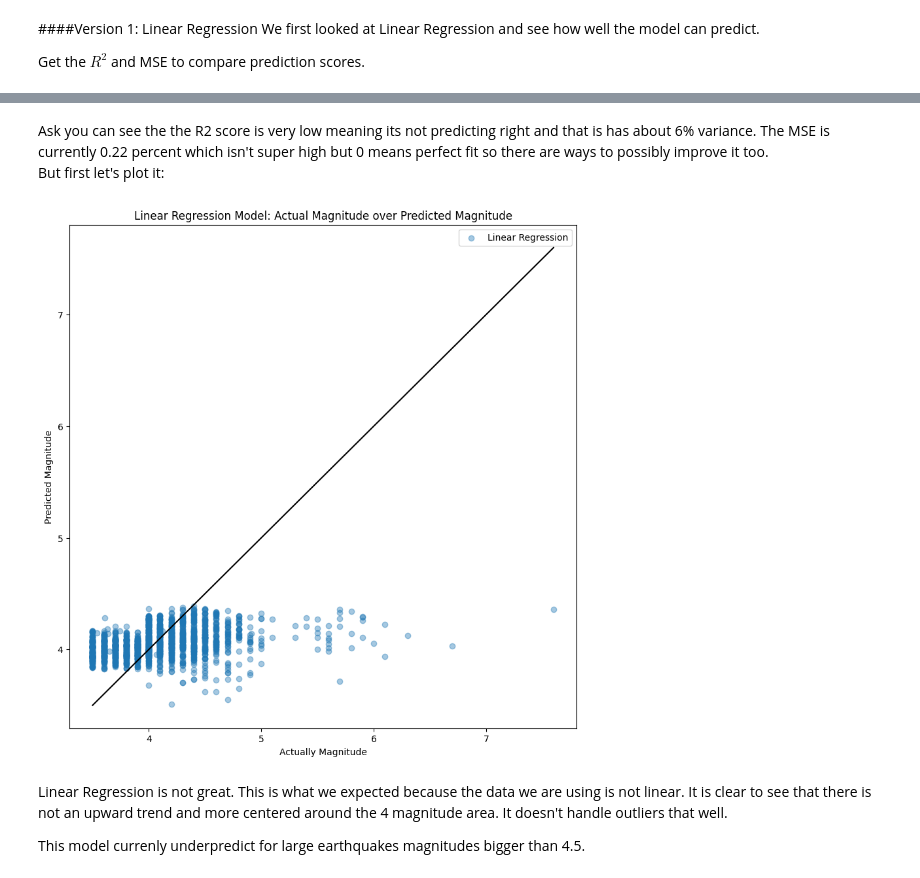
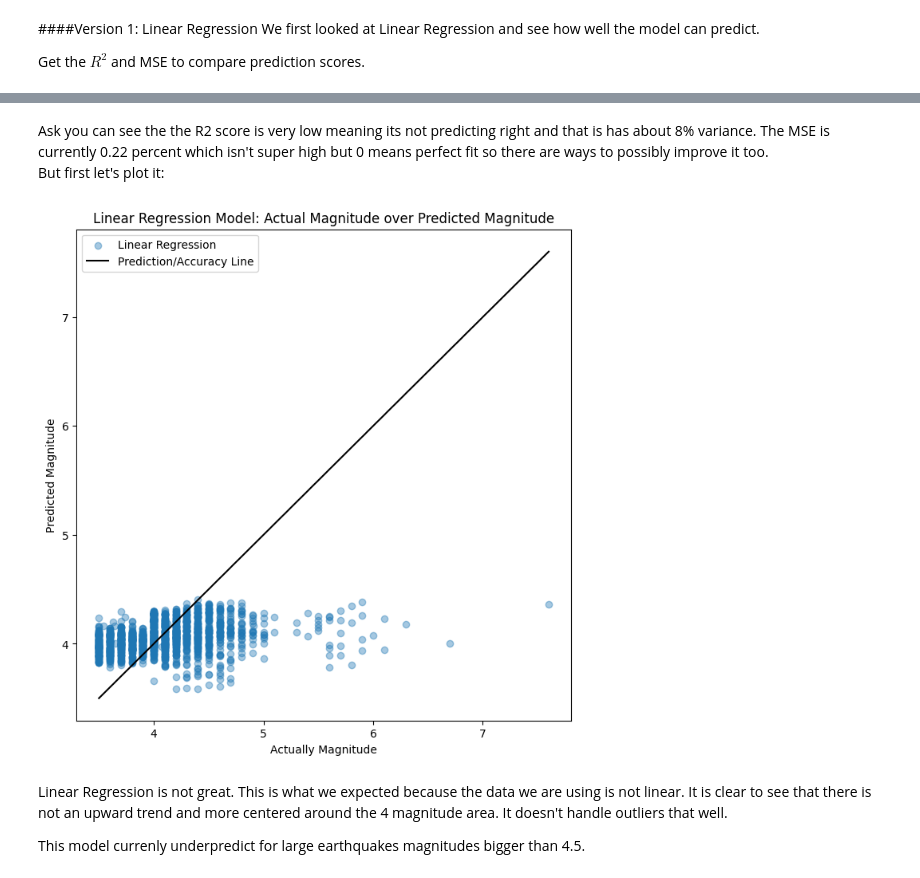
Before and after one commit to NatalieFig/cmsc320finalproj, a Jupyter notebook: CMSC320_Final_Project.ipynb, the cells around one changed output, grey strips where cells are left out. Cells and saved outputs as stored; diff of their text form; code cells hidden in the pictures.

```diff
--- a/CMSC320_Final_Project.ipynb
+++ b/CMSC320_Final_Project.ipynb
@@ -547,20 +547,21 @@ R2 score: 0.09572351421466407
 # %% [markdown]
-Ask you can see the the R2 score is very low meaning its not predicting right and that is has about 6% variance. The MSE is currently 0.22 percent which isn't super high but 0 means perfect fit so there are ways to possibly improve it too.
+Ask you can see the the R2 score is very low meaning its not predicting right and that is has about 8% variance. The MSE is currently 0.22 percent which isn't super high but 0 means perfect fit so there are ways to possibly improve it too.
 <br>
 But first let's plot it:
 # %%
 #plot for Linear regression
-plt.figure(figsize=(10,10))
+plt.figure(figsize=(8,8))
 plt.scatter(y_test, linear_pred, label="Linear Regression", alpha=0.4)
 #how to plot line regression using min max of y_test
-plt.plot([y_test.min(), y_test.max()], [y_test.min(), y_test.max()], color="black")
+# match up with line means the Model model was able to predict perfectly against test data
+plt.plot([y_test.min(), y_test.max()], [y_test.min(), y_test.max()], color="black", label="Prediction/Accuracy Line")
 plt.xlabel("Actually Magnitude")
 plt.ylabel("Predicted Magnitude")
 plt.title("Linear Regression Model: Actual Magnitude over Predicted Magnitude")
 plt.legend()
 plt.show()
 # %% [output]
-[figure, old version]
+[figure, new version]
 # %% [markdown]
 Linear Regression is not great. This is what we expected because the data we are using is not linear. It is clear to see that there is not an upward trend and more centered around the 4 magnitude area. It doesn't handle outliers that well.
 
```
Also changed, not shown: parts of 17 cells of this notebook.
